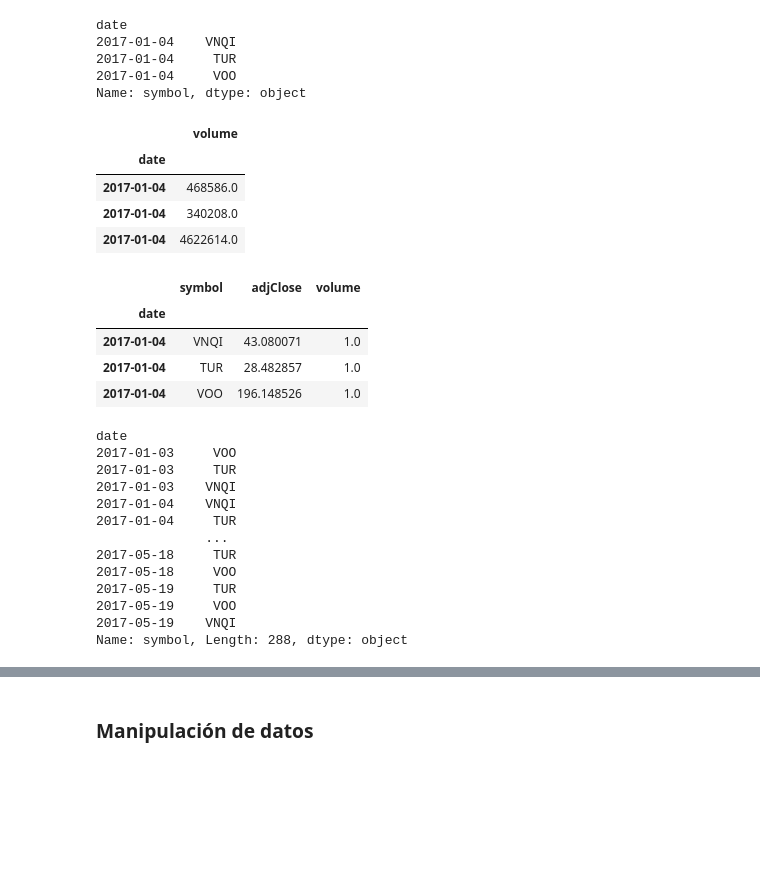
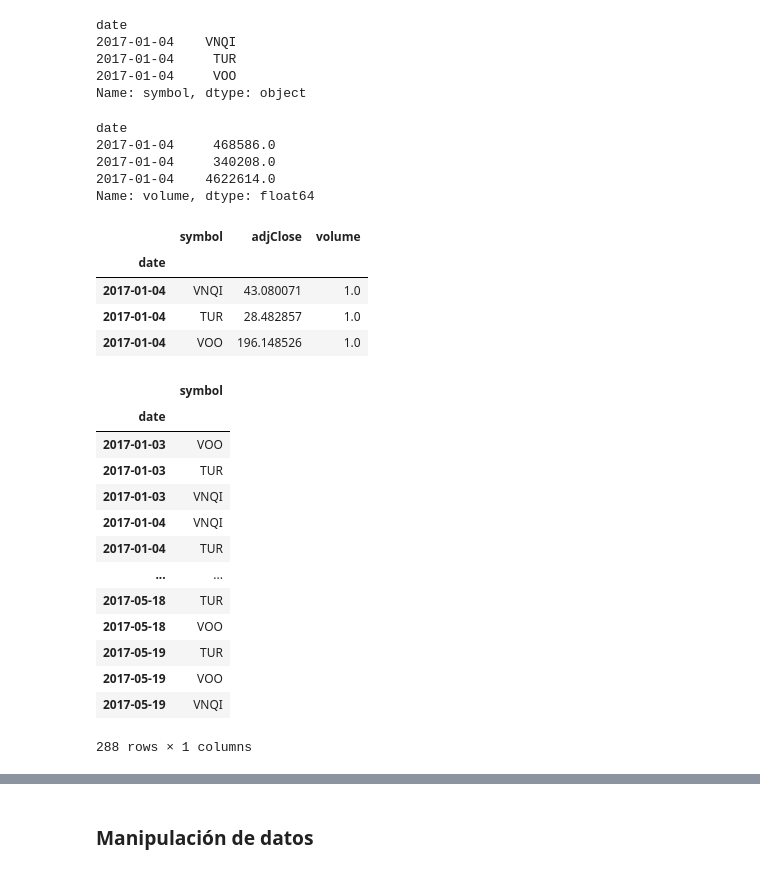
Before and after one commit to lambdaclass/data_etudes, a Jupyter notebook: clases/clase_2_estadistica.ipynb, the cells around one changed output, grey strips where cells are left out. Cells and saved outputs as stored; diff of their text form; code cells hidden in the pictures; blank space fills up the shorter version.

```diff
--- a/clases/clase_2_estadistica.ipynb
+++ b/clases/clase_2_estadistica.ipynb
@@ -349,13 +365,13 @@ date
 2017-01-04     VOO
 Name: symbol, dtype: object
 # %%
-df.loc['2017-01-04', ['volume']]
+df.loc['2017-01-04', 'volume']
 # %% [output]
-|  | volume |
-| date |  |
-| 2017-01-04 | 468586.0 |
-| 2017-01-04 | 340208.0 |
-| 2017-01-04 | 4622614.0 |
+date
+2017-01-04     468586.0
+2017-01-04     340208.0
+2017-01-04    4622614.0
+Name: volume, dtype: float64
 # %%
 df.loc['2017-01-04', 'volume'] = 1
 # %%
@@ -368,21 +384,22 @@ df.loc['2017-01-04']
 | 2017-01-04 | VOO | 196.148526 | 1.0 |
 # %%
 ## Todas las filas de la columna 'symbol'
-df.loc[:, 'symbol']
+df.loc[:, ['symbol']]
 # %% [output]
+|  | symbol |
+| date |  |
+| 2017-01-03 | VOO |
+| 2017-01-03 | TUR |
+| 2017-01-03 | VNQI |
+| 2017-01-04 | VNQI |
+| 2017-01-04 | TUR |
+| ... | ... |
+| 2017-05-18 | TUR |
+| 2017-05-18 | VOO |
+| 2017-05-19 | TUR |
+| 2017-05-19 | VOO |
+| 2017-05-19 | VNQI |
-date
-2017-01-03     VOO
-2017-01-03     TUR
-2017-01-03    VNQI
-2017-01-04    VNQI
-2017-01-04     TUR
-              ...
-2017-05-18     TUR
-2017-05-18     VOO
-2017-05-19     TUR
-2017-05-19     VOO
-2017-05-19    VNQI
-Name: symbol, Length: 288, dtype: object
+288 rows × 1 columns
 # %%
 ## Cantidad de filas para cada símbolo
 df.loc[:, 'symbol'].value_counts()
```
Also changed, not shown: parts of 22 cells of this notebook.
